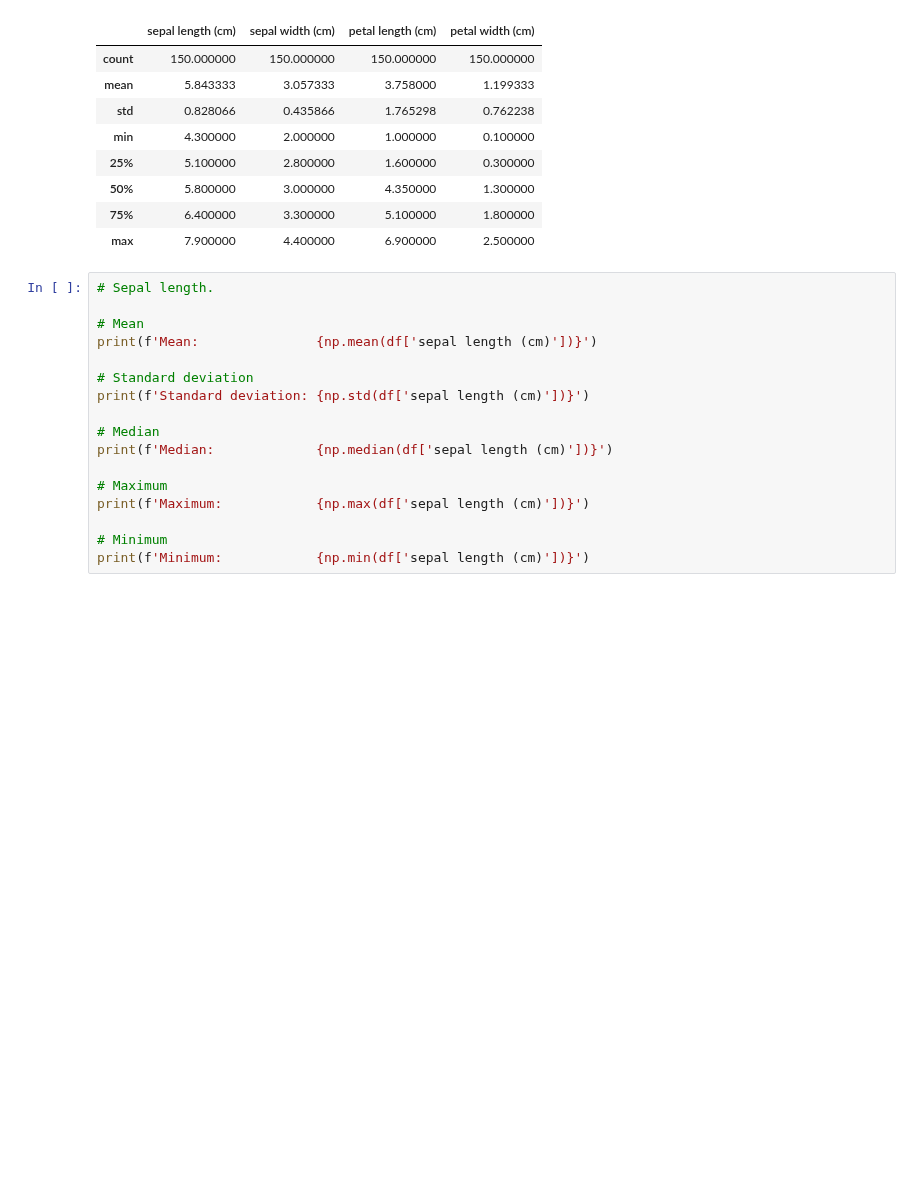
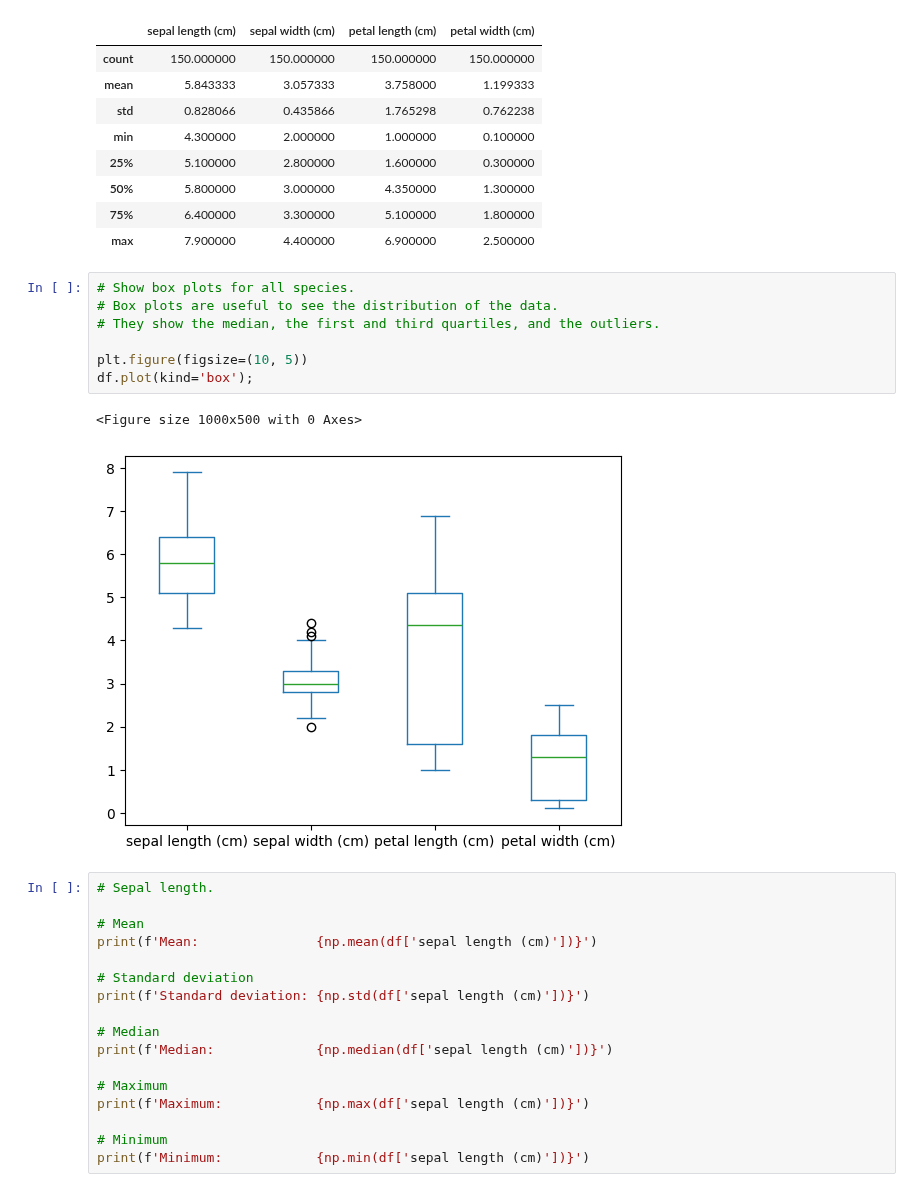
Before and after one commit to Glogover/principles_of_data_analytics, a Jupyter notebook: tasks.ipynb, the cells around one changed output. Cells and saved outputs as stored; diff of their text form; blank space fills up the shorter version.

Commit message:
box plots

```diff
--- a/tasks.ipynb
+++ b/tasks.ipynb
@@ -232,6 +232,16 @@ df.describe()
 | 50% | 5.800000 | 3.000000 | 4.350000 | 1.300000 |
 | 75% | 6.400000 | 3.300000 | 5.100000 | 1.800000 |
 | max | 7.900000 | 4.400000 | 6.900000 | 2.500000 |
+# %%
+# Show box plots for all species.
+# Box plots are useful to see the distribution of the data.
+# They show the median, the first and third quartiles, and the outliers.
+
+plt.figure(figsize=(10, 5))
+df.plot(kind='box');
+# %% [output]
+<Figure size 1000x500 with 0 Axes>
+[figure, added]
 # %%
 # Sepal length.
 
```
Also changed, not shown: parts of 3 cells of this notebook.
